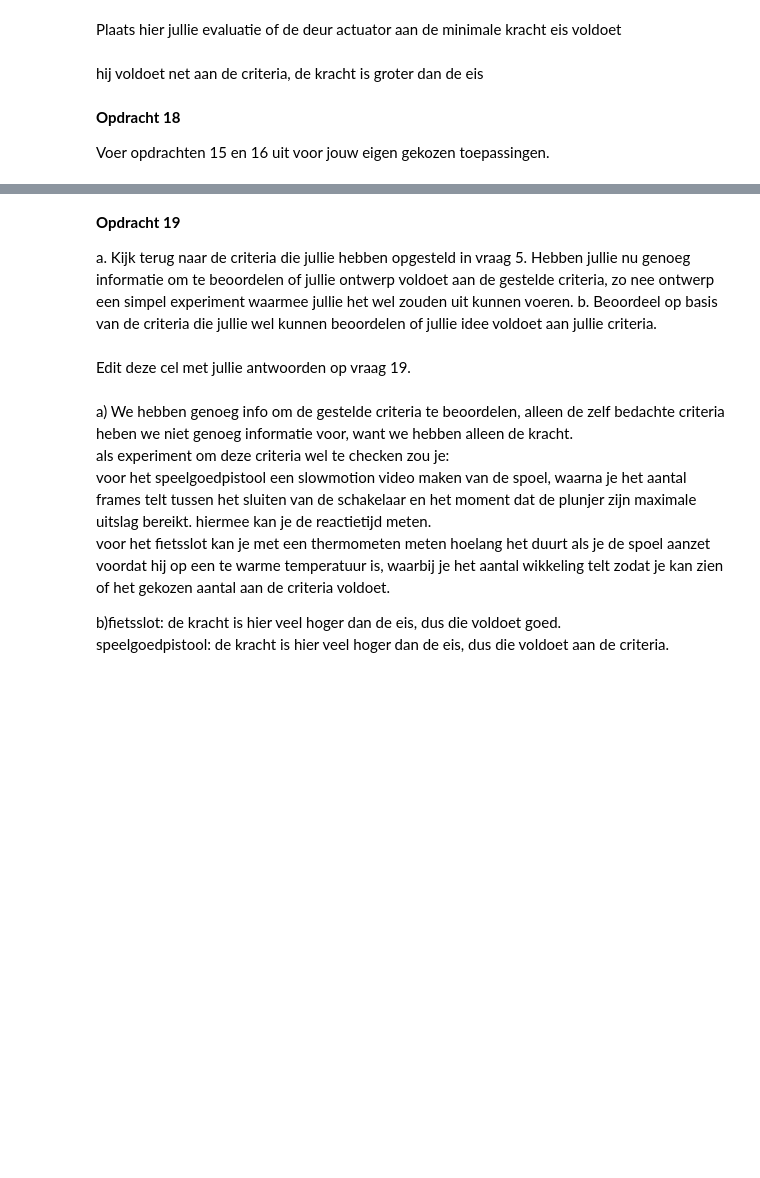
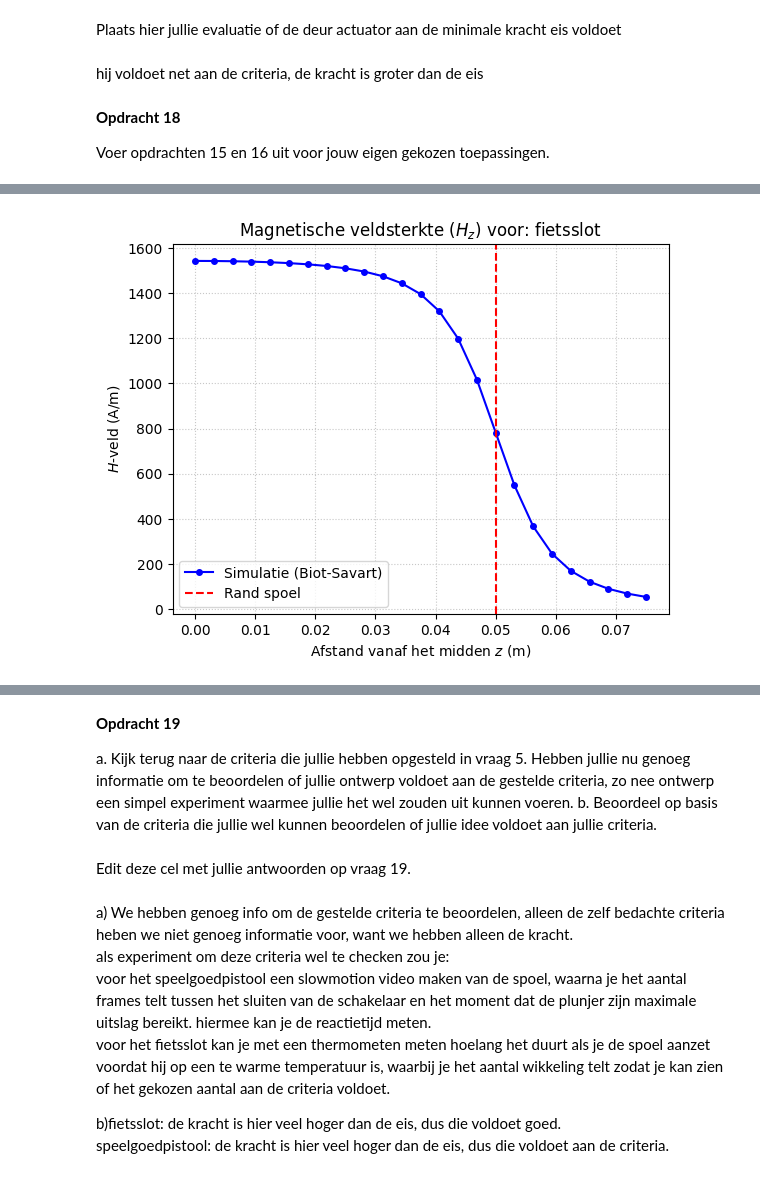
Before and after one commit to caricevonmorgen-dotcom/opdrachten-DEF-D-lol, a Jupyter notebook: 2KrachtactuatorOpdracht (1)/2KrachtactuatorOpdracht/KrachtactuatorOpdracht.ipynb, the cells around one changed output, grey strips where cells are left out. Drawn from its saved outputs; the diff is of its cells as text; code cells hidden in the pictures; blank space fills up the shorter version.

```diff
--- a/2KrachtactuatorOpdracht (1)/2KrachtactuatorOpdracht/KrachtactuatorOpdracht.ipynb
+++ b/2KrachtactuatorOpdracht (1)/2KrachtactuatorOpdracht/KrachtactuatorOpdracht.ipynb
@@ -814,0 +807,84 @@ plt.show()
+# %%
+I = I_pistool
+r_sol = 0.01
+L_sol = 0.10
+r_s = r_sol
+L_s = L_sol
+aantal_omwentelingen = 318
+F_eis = 5
+# We gebruiken de parameters van je ontwerp (bijv. speelgoedpistool)
+# Als je r_sol en L_sol hebt gebruikt, zorg dat deze namen hier overeenkomen
+r_s = r_sol
+L_s = L_sol
+
+
+
+
+# integreren van het veld (H^2) over het ijzervolume.
+# np.flipud zorgt dat we van buiten de spoel naar midden in de spoel rekenen.
+Wz = -0.5 * np.pi * r_s**2 * np.cumsum(np.flipud(H_ax[:,0]) * mu_r * mu_0 * np.flipud(H_ax[:,0])) * dz
+
+x, y, z = parametrisatie(8000, r_sol, aantal_omwentelingen, L_sol)
+
+n_ax = 25
+z_ax = np.linspace(0, 1.5 * L_sol / 2, n_ax)
+H_ax = np.zeros((n_ax, 1))
+
+for i_field in range(n_ax):
+    r_field = np.array([0, 0, z_ax[i_field]])
+    Hsimulated = np.array([0.0, 0.0, 0.0], dtype='float64')
+    for i_src in range(len(x) - 1):
+        r_source = np.array([x[i_src], y[i_src], z[i_src]])
+        dl = np.array([x[i_src+1] - x[i_src], y[i_src+1] - y[i_src], z[i_src+1] - z[i_src]])
+        Hsimulated += diot_savart_twee(r_field, r_source, dl, I)
+    H_ax[i_field, 0] = Hsimulated[2]
+
+# Krachtberekening specifiek voor fietsslot
+A = np.pi * r_sol**2
+F_vals = 0.5 * mu_0 * (mu_r - 1) * A * (H_ax**2)
+
+
+plt.figure()
+plt.plot(z_ax, H_ax, 'bo-', markersize=4, label='Simulatie (Biot-Savart)')
+plt.title(f'Magnetische veldsterkte ($H_z$) voor: fietsslot')
+plt.xlabel('Afstand vanaf het midden $z$ (m)')
+plt.ylabel('$H$-veld (A/m)')
+plt.grid(True, linestyle=':', alpha=0.7)
+plt.axvline(x=L_sol/2, color='red', linestyle='--', label='Rand spoel')
+plt.legend()
+plt.show()
+
+
+
+dz = z_ax[1] - z_ax[0]
+kracht_ana  = -mu_0 * mu_r * np.pi * r_s**2 * aantal_omwentelingen**2 * I**2 / (2 * L_s**2)
+kracht_num  = np.diff(Wz, n=1, append=[Wz[-1]]) / dz
+
+plt.figure(figsize=(10, 6))
+
+# Afstand van de plunjer
+x_as = L_s/2 - z_ax
+
+# De Numerieke Kracht
+plt.plot(x_as, np.flipud(kracht_num), '-o', color='black', linewidth=2, markersize=4, label='Simulatie (Biot-Savart)')
+
+# De Analytische Kracht
+plt.axhline(y=kracht_ana, color='green', linestyle='--', alpha=0.7, label='Ideaal model (Oneindig)')
+
+# De Benodigde Kracht
+eis_kracht = -5
+plt.axhline(y=eis_kracht, color='red', linestyle=':', linewidth=2, label=f'Eis ({abs(eis_kracht):.1f} N)')
+
+plt.title('Kracht actuator')
+plt.xlabel('Positie plunjer vanaf rand spoel (m)')
+plt.ylabel('Kracht (Newton)')
+
+y_min = min(np.min(kracht_num), eis_kracht, kracht_ana) * 1.2
+plt.ylim([y_min, 10])
+plt.legend()
+plt.tight_layout()
+plt.show()
+
+print(aantal_omwentelingen)
+# %% [output]
+[figure, added]
```
Also changed, not shown: parts of 4 cells of this notebook.
